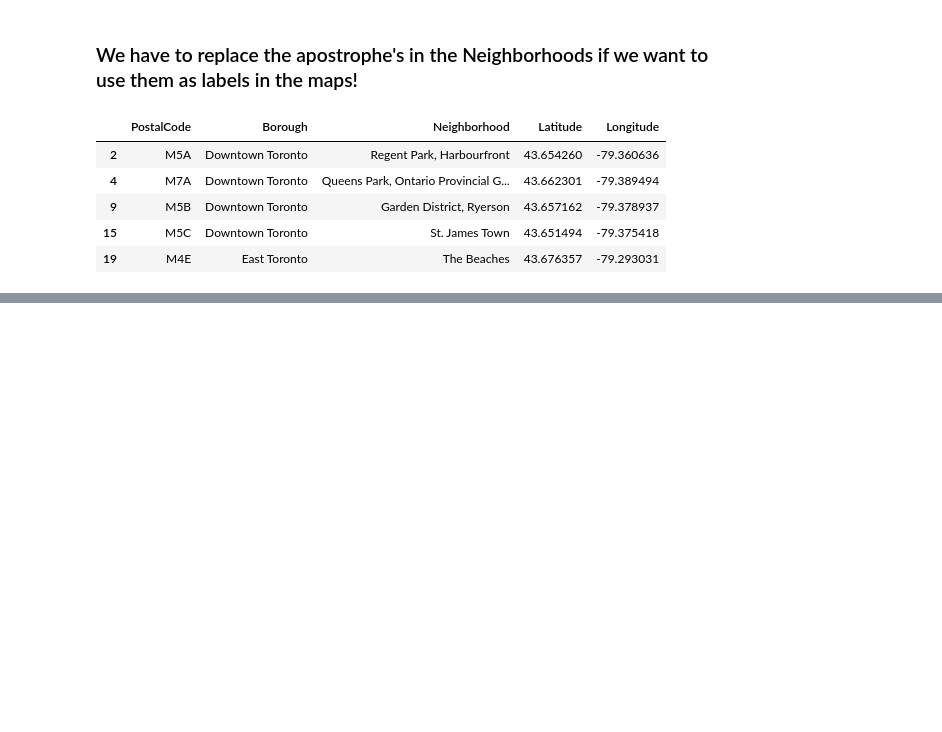
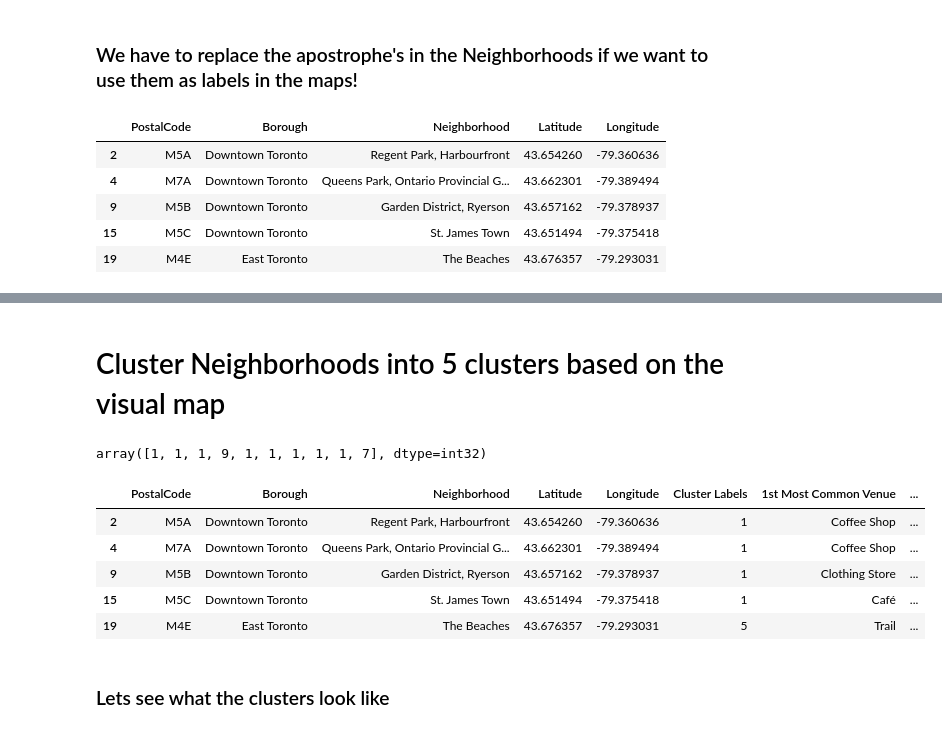
Before and after one commit to MennoBdV/AppliedDataCiensceCapstone, a Jupyter notebook: Explore&Cluster.ipynb, the cells around one changed output, grey strips where cells are left out. Cells and saved outputs as stored; diff of their text form; code cells hidden in the pictures; blank space fills up the shorter version.

```diff
--- a/Explore&Cluster.ipynb
+++ b/Explore&Cluster.ipynb
@@ -104,0 +268,12 @@ Toronto_map
+# %%
+num_top_venues = 5
+
+for hood in toronto_grouped['Neighborhood']:
+    print("----"+hood+"----")
+    temp = toronto_grouped[toronto_grouped['Neighborhood'] == hood].T.reset_index()
+    temp.columns = ['venue','freq']
+    temp = temp.iloc[1:]
+    temp['freq'] = temp['freq'].astype(float)
+    temp = temp.round({'freq': 2})
+    print(temp.sort_values('freq', ascending=False).reset_index(drop=True).head(num_top_venues))
+    print('\n')
@@ -104,0 +338,2 @@ Toronto_map
+# %% [markdown]
+# Cluster Neighborhoods into 5 clusters based on the visual map
@@ -104,0 +343,13 @@ Toronto_map
+# %%
+# set number of clusters
+kclusters = 10
+
+toronto_grouped_clustering = toronto_grouped.drop('Neighborhood', 1)
+
+# run k-means clustering
+kmeans = KMeans(n_clusters=kclusters, random_state=0).fit(toronto_grouped_clustering)
+
+# check cluster labels generated for each row in the dataframe
+kmeans.labels_[0:10]
+# %% [output]
+array([1, 1, 1, 9, 1, 1, 1, 1, 1, 7], dtype=int32)
@@ -104,0 +361,16 @@ Toronto_map
+# %%
+toronto_merged = df_TN_3
+
+# merge toronto_grouped with toronto_data to add latitude/longitude for each neighborhood
+toronto_merged = toronto_merged.join(toronto_venues_sorted.set_index('Neighborhood'), on='Neighborhood')
+
+toronto_merged.head()
+# %% [output]
+|  | PostalCode | Borough | Neighborhood | Latitude | Longitude | Cluster Labels | 1st Most Common Venue | ... |
+| 2 | M5A | Downtown Toronto | Regent Park, Harbourfront | 43.654260 | -79.360636 | 1 | Coffee Shop | ... |
+| 4 | M7A | Downtown Toronto | Queens Park, Ontario Provincial G... | 43.662301 | -79.389494 | 1 | Coffee Shop | ... |
+| 9 | M5B | Downtown Toronto | Garden District, Ryerson | 43.657162 | -79.378937 | 1 | Clothing Store | ... |
+| 15 | M5C | Downtown Toronto | St. James Town | 43.651494 | -79.375418 | 1 | Café | ... |
+| 19 | M4E | East Toronto | The Beaches | 43.676357 | -79.293031 | 5 | Trail | ... |
+# %% [markdown]
+### Lets see what the clusters look like
```
Also changed, not shown: parts of 32 cells of this notebook, 2 other files.
